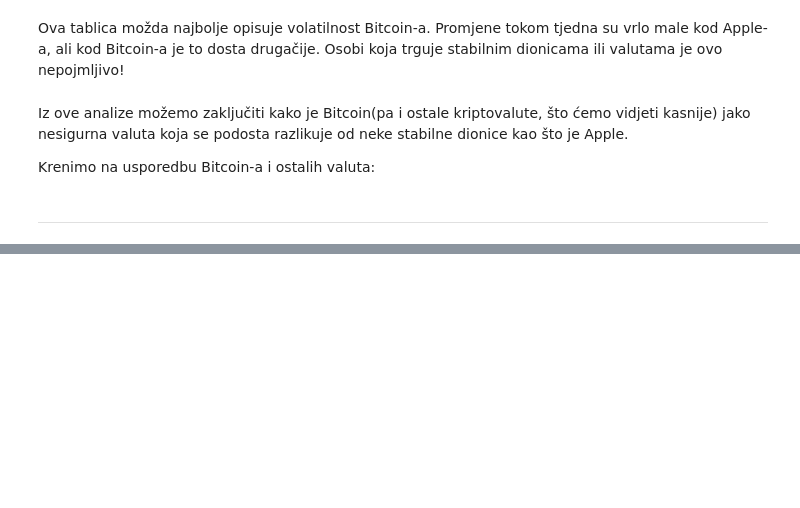
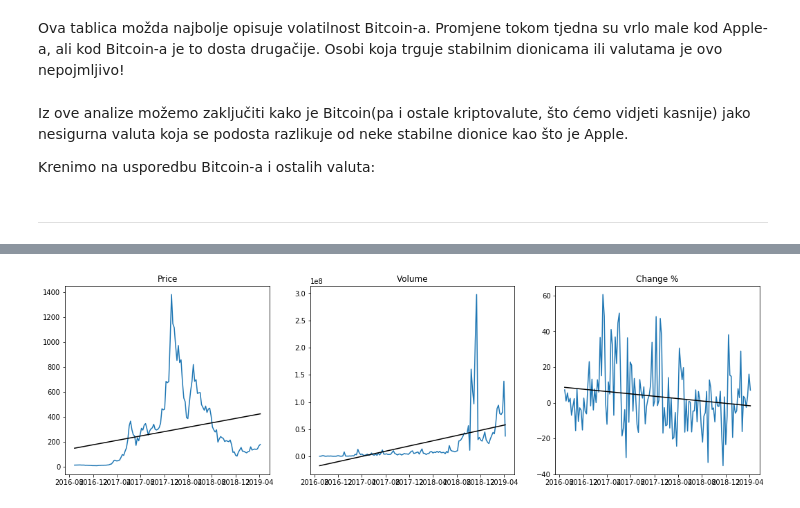
Before and after one commit to DRavlic/Cryptocurrency-Analysis, a Jupyter notebook: Cryptocurrencies.ipynb, the cells around one changed output, grey strips where cells are left out. Cells and saved outputs as stored; diff of their text form; code cells hidden in the pictures; blank space fills up the shorter version.

```diff
--- a/Cryptocurrencies.ipynb
+++ b/Cryptocurrencies.ipynb
@@ -413,0 +533,4 @@ Krenimo na usporedbu Bitcoin-a i ostalih valuta:
+# %%
+plotaj_tablicu(ethereum2)
+# %% [output]
+[figure, added]
```
Also changed, not shown: parts of 47 cells of this notebook.
